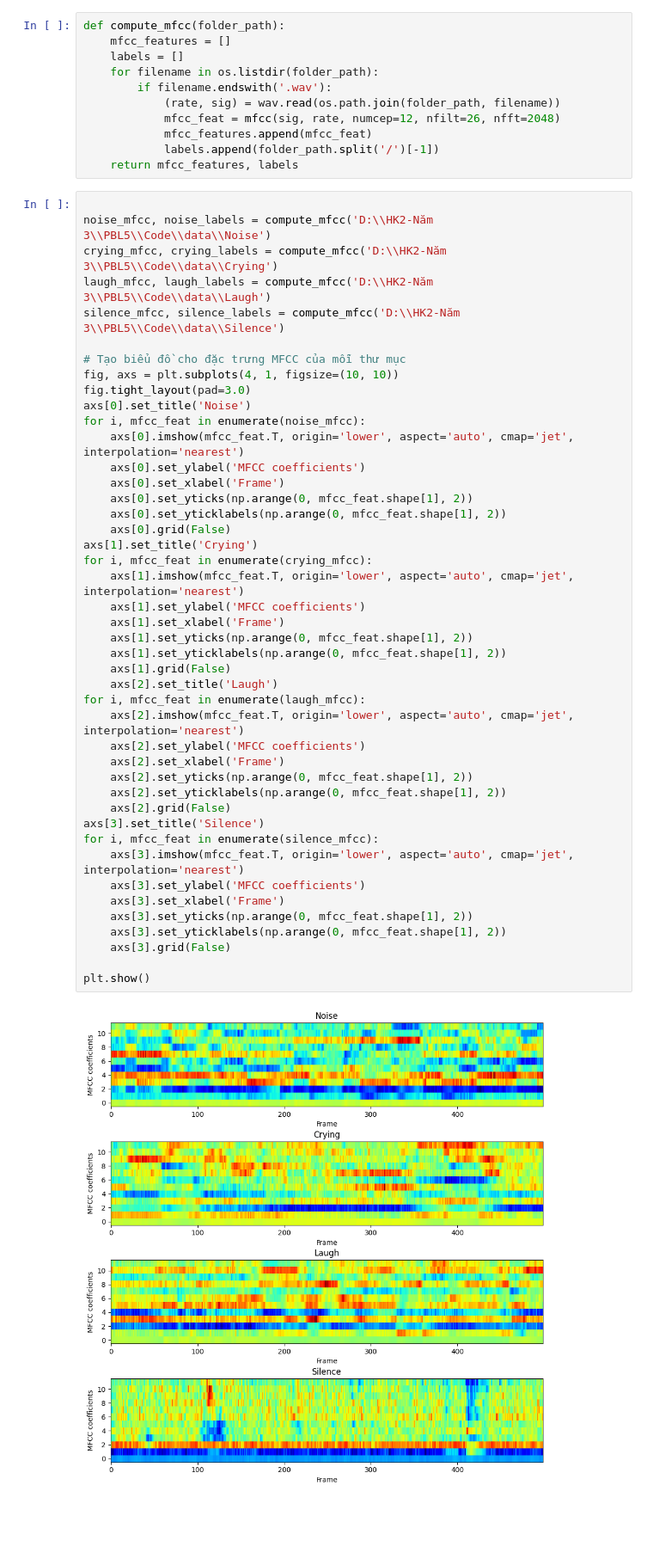
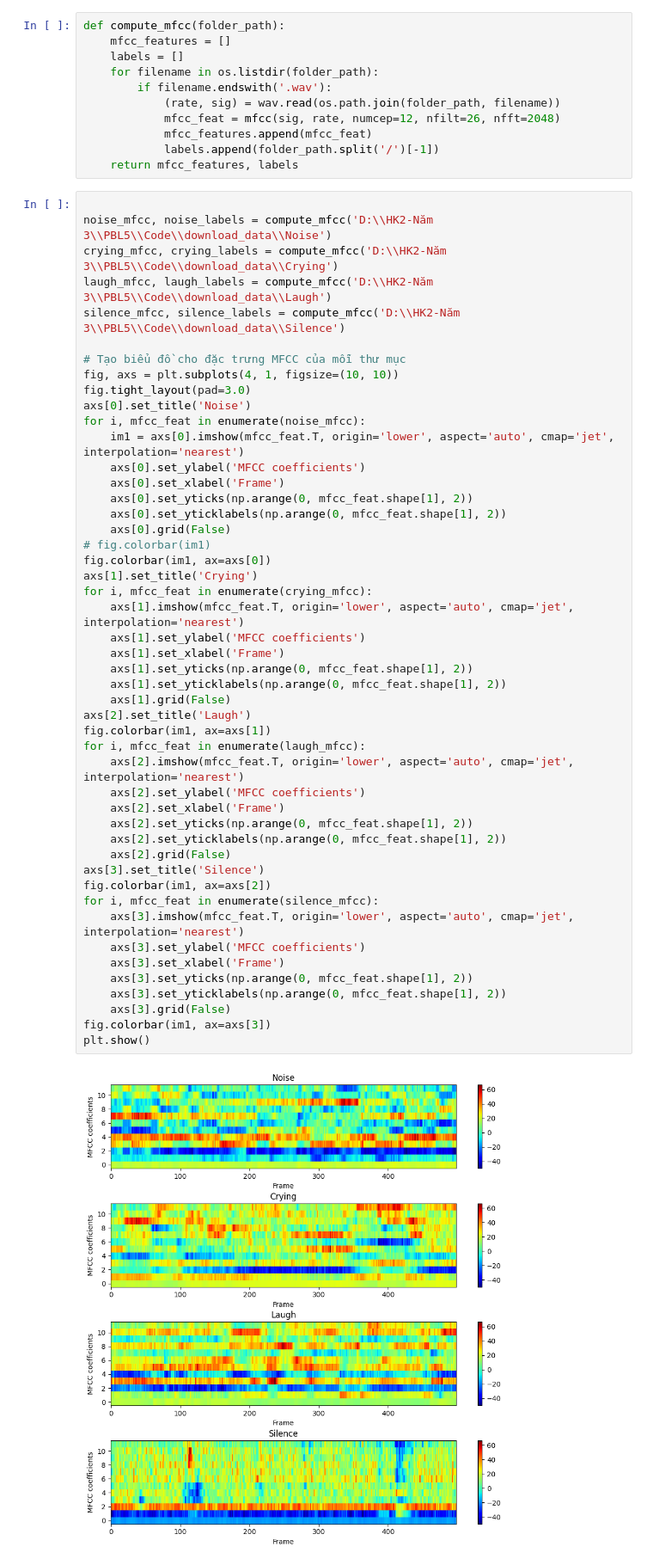
Before and after one commit to NhatChu-2002/Baby_Monitoring_System, a Jupyter notebook: Plot/mfcc_plot.ipynb, the cells around one changed output. Shown: that part at 86% size. Drawn from its saved outputs; the diff is of its cells as text; blank space fills up the shorter version.

```diff
--- a/Plot/mfcc_plot.ipynb
+++ b/Plot/mfcc_plot.ipynb
@@ -18,48 +18,52 @@ def compute_mfcc(folder_path):
     return mfcc_features, labels
 # %%
 
-noise_mfcc, noise_labels = compute_mfcc('D:\\HK2-Năm 3\\PBL5\\Code\\data\\Noise')
-crying_mfcc, crying_labels = compute_mfcc('D:\\HK2-Năm 3\\PBL5\\Code\\data\\Crying')
-laugh_mfcc, laugh_labels = compute_mfcc('D:\\HK2-Năm 3\\PBL5\\Code\\data\\Laugh')
-silence_mfcc, silence_labels = compute_mfcc('D:\\HK2-Năm 3\\PBL5\\Code\\data\\Silence')
+noise_mfcc, noise_labels = compute_mfcc('D:\\HK2-Năm 3\\PBL5\\Code\\download_data\\Noise')
+crying_mfcc, crying_labels = compute_mfcc('D:\\HK2-Năm 3\\PBL5\\Code\\download_data\\Crying')
+laugh_mfcc, laugh_labels = compute_mfcc('D:\\HK2-Năm 3\\PBL5\\Code\\download_data\\Laugh')
+silence_mfcc, silence_labels = compute_mfcc('D:\\HK2-Năm 3\\PBL5\\Code\\download_data\\Silence')
 
 # Tạo biểu đồ cho đặc trưng MFCC của mỗi thư mục
 fig, axs = plt.subplots(4, 1, figsize=(10, 10))
 fig.tight_layout(pad=3.0)
 axs[0].set_title('Noise')
 for i, mfcc_feat in enumerate(noise_mfcc):
-    axs[0].imshow(mfcc_feat.T, origin='lower', aspect='auto', cmap='jet', interpolation='nearest')
+    im1 = axs[0].imshow(mfcc_feat.T, origin='lower', aspect='auto', cmap='jet', interpolation='nearest')
     axs[0].set_ylabel('MFCC coefficients')
     axs[0].set_xlabel('Frame')
     axs[0].set_yticks(np.arange(0, mfcc_feat.shape[1], 2))
     axs[0].set_yticklabels(np.arange(0, mfcc_feat.shape[1], 2))
     axs[0].grid(False)
+# fig.colorbar(im1)
+fig.colorbar(im1, ax=axs[0])
 axs[1].set_title('Crying')
 for i, mfcc_feat in enumerate(crying_mfcc):
     axs[1].imshow(mfcc_feat.T, origin='lower', aspect='auto', cmap='jet', interpolation='nearest')
     axs[1].set_ylabel('MFCC coefficients')
     axs[1].set_xlabel('Frame')
     axs[1].set_yticks(np.arange(0, mfcc_feat.shape[1], 2))
     axs[1].set_yticklabels(np.arange(0, mfcc_feat.shape[1], 2))
     axs[1].grid(False)
-    axs[2].set_title('Laugh')
+axs[2].set_title('Laugh')
+fig.colorbar(im1, ax=axs[1])
 for i, mfcc_feat in enumerate(laugh_mfcc):
     axs[2].imshow(mfcc_feat.T, origin='lower', aspect='auto', cmap='jet', interpolation='nearest')
     axs[2].set_ylabel('MFCC coefficients')
     axs[2].set_xlabel('Frame')
     axs[2].set_yticks(np.arange(0, mfcc_feat.shape[1], 2))
     axs[2].set_yticklabels(np.arange(0, mfcc_feat.shape[1], 2))
     axs[2].grid(False)
 axs[3].set_title('Silence')
+fig.colorbar(im1, ax=axs[2])
 for i, mfcc_feat in enumerate(silence_mfcc):
     axs[3].imshow(mfcc_feat.T, origin='lower', aspect='auto', cmap='jet', interpolation='nearest')
     axs[3].set_ylabel('MFCC coefficients')
     axs[3].set_xlabel('Frame')
     axs[3].set_yticks(np.arange(0, mfcc_feat.shape[1], 2))
     axs[3].set_yticklabels(np.arange(0, mfcc_feat.shape[1], 2))
     axs[3].grid(False)
-
+fig.colorbar(im1, ax=axs[3])
 plt.show()
 # %% [output]
-[figure, old version]
+[figure, new version]
 # %%
```
Also changed, not shown: parts of 1 cell of this notebook, 9 other files.
